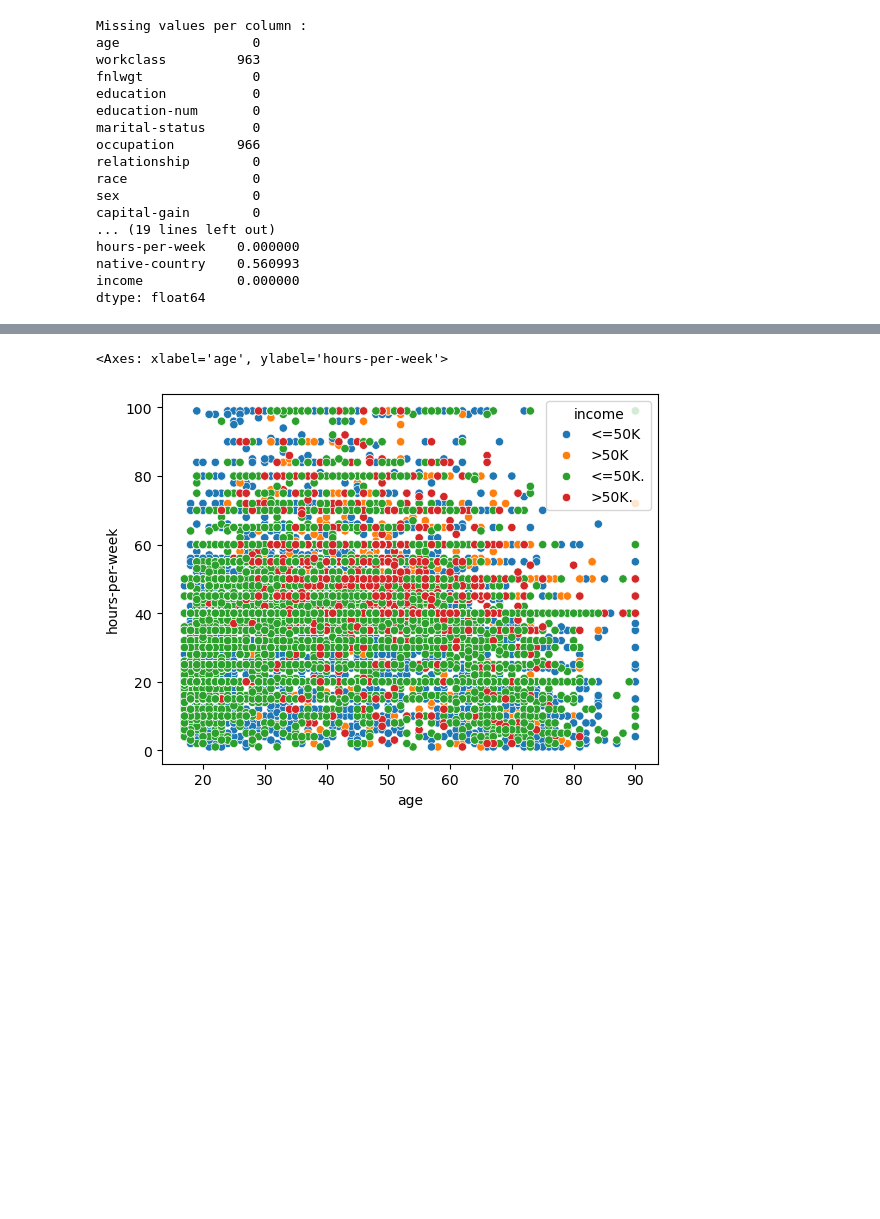
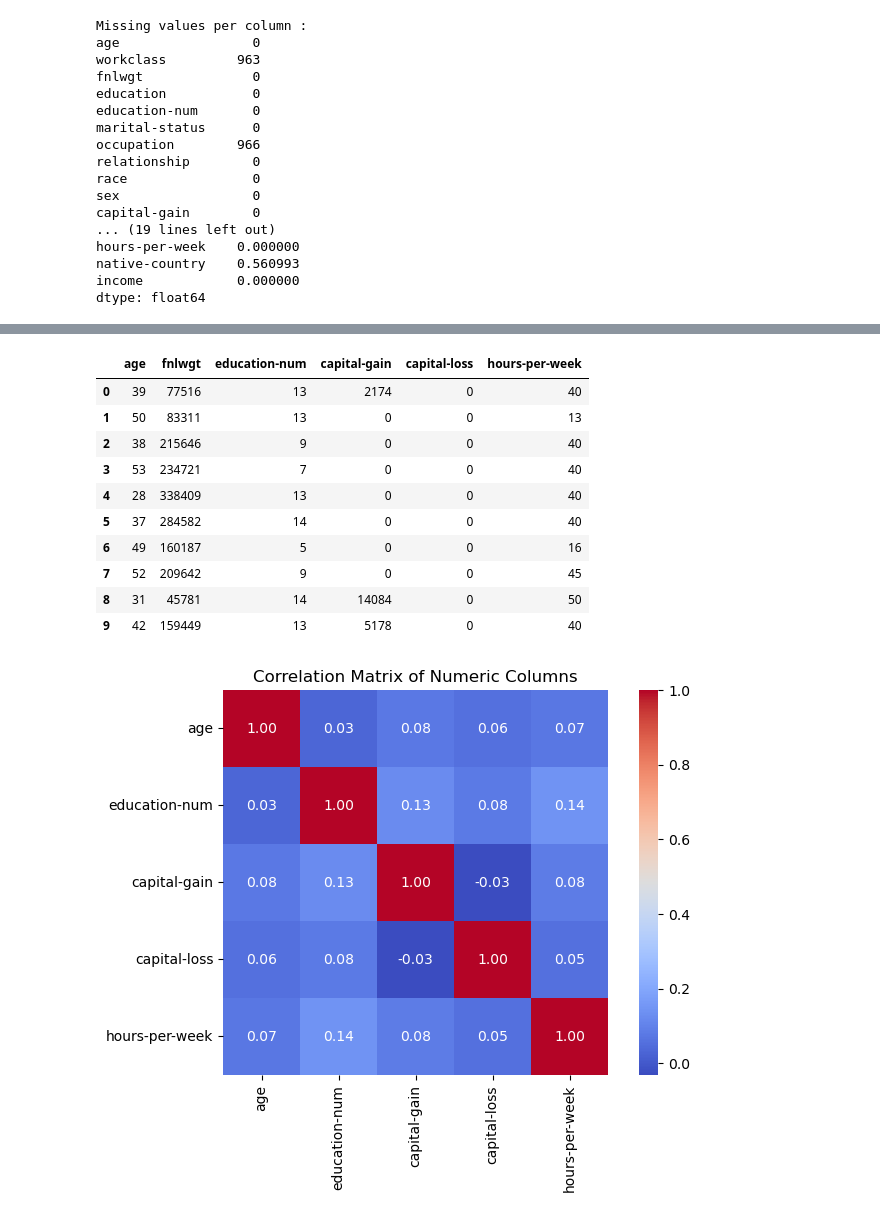
Before and after one commit to ronenhr/2nd_year_project, a Jupyter notebook: Adult_income_project_oreo.ipynb, the cells around one changed output, grey strips where cells are left out. Saved outputs shown, nothing was run; the diff lists cells and outputs as text; code cells hidden in the pictures; blank space fills up the shorter version.

```diff
--- a/Adult_income_project_oreo.ipynb
+++ b/Adult_income_project_oreo.ipynb
@@ -116,5 +291,26 @@ df.loc[df.duplicated(), :].head(10)  # show the first 10 duplicates
 # %%
-sns.scatterplot(x = df['age'],y=df['hours-per-week'],hue=df['income'])
+#df_num is the DataFrame with only numerical columns
+df_num = df.select_dtypes(include=[np.number])
+df_num.head(10)
 # %% [output]
-<Axes: xlabel='age', ylabel='hours-per-week'>
-[figure, removed]
+|  | age | fnlwgt | education-num | capital-gain | capital-loss | hours-per-week |
+| 0 | 39 | 77516 | 13 | 2174 | 0 | 40 |
+| 1 | 50 | 83311 | 13 | 0 | 0 | 13 |
+| 2 | 38 | 215646 | 9 | 0 | 0 | 40 |
+| 3 | 53 | 234721 | 7 | 0 | 0 | 40 |
+| 4 | 28 | 338409 | 13 | 0 | 0 | 40 |
+| 5 | 37 | 284582 | 14 | 0 | 0 | 40 |
+| 6 | 49 | 160187 | 5 | 0 | 0 | 16 |
+| 7 | 52 | 209642 | 9 | 0 | 0 | 45 |
+| 8 | 31 | 45781 | 14 | 14084 | 0 | 50 |
+| 9 | 42 | 159449 | 13 | 5178 | 0 | 40 |
+# %%
+#trying to get the correlation between the numeric columns
+# this will give us a matrix of correlation coefficients
+numeric_columns_corr = df_num.corr()
+plt.figure(figsize=(8, 5))
+sns.heatmap(numeric_columns_corr, annot=True, fmt=".2f", cmap='coolwarm', square=True)
+plt.title('Correlation Matrix of Numeric Columns')
+plt.show()
+# %% [output]
+[figure, added]
```
Also changed, not shown: parts of 45 cells of this notebook.
